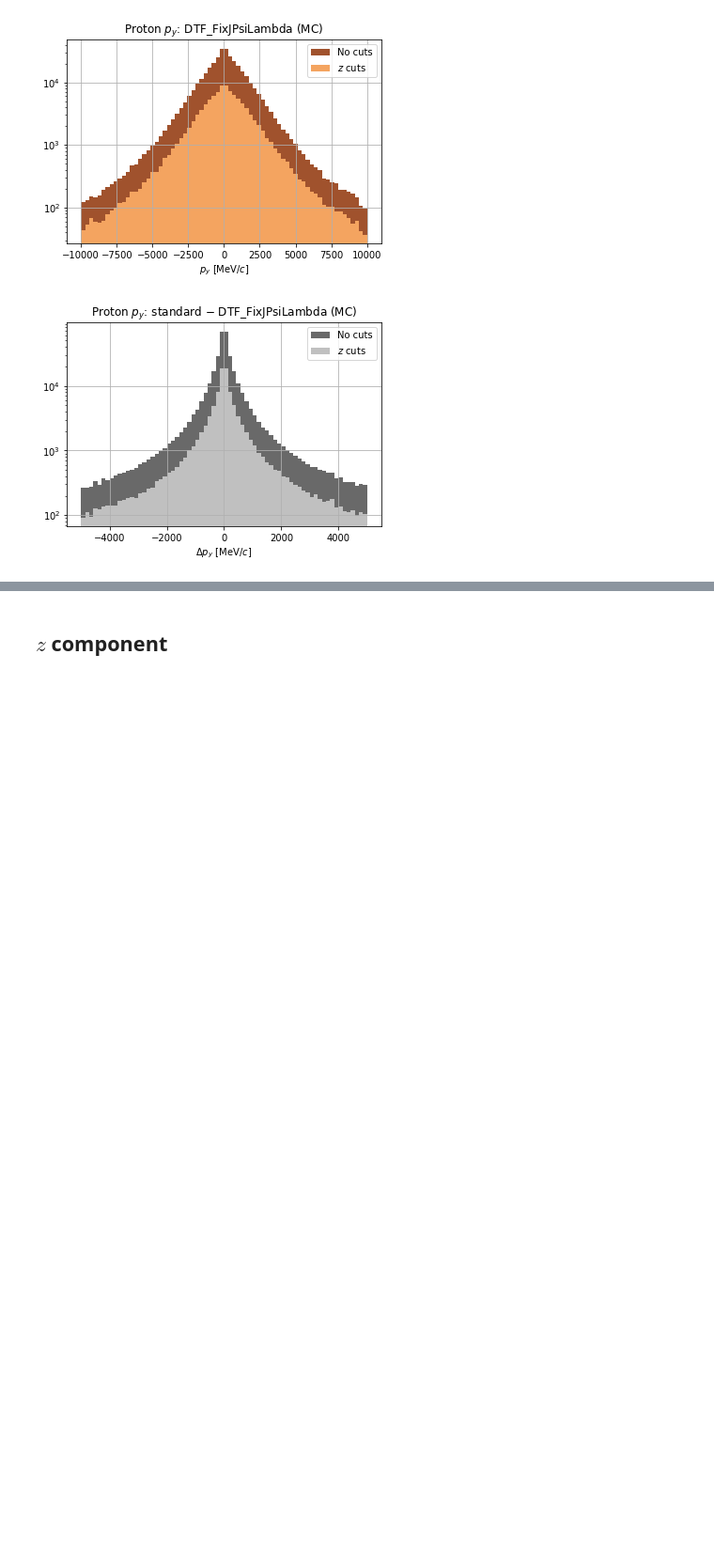
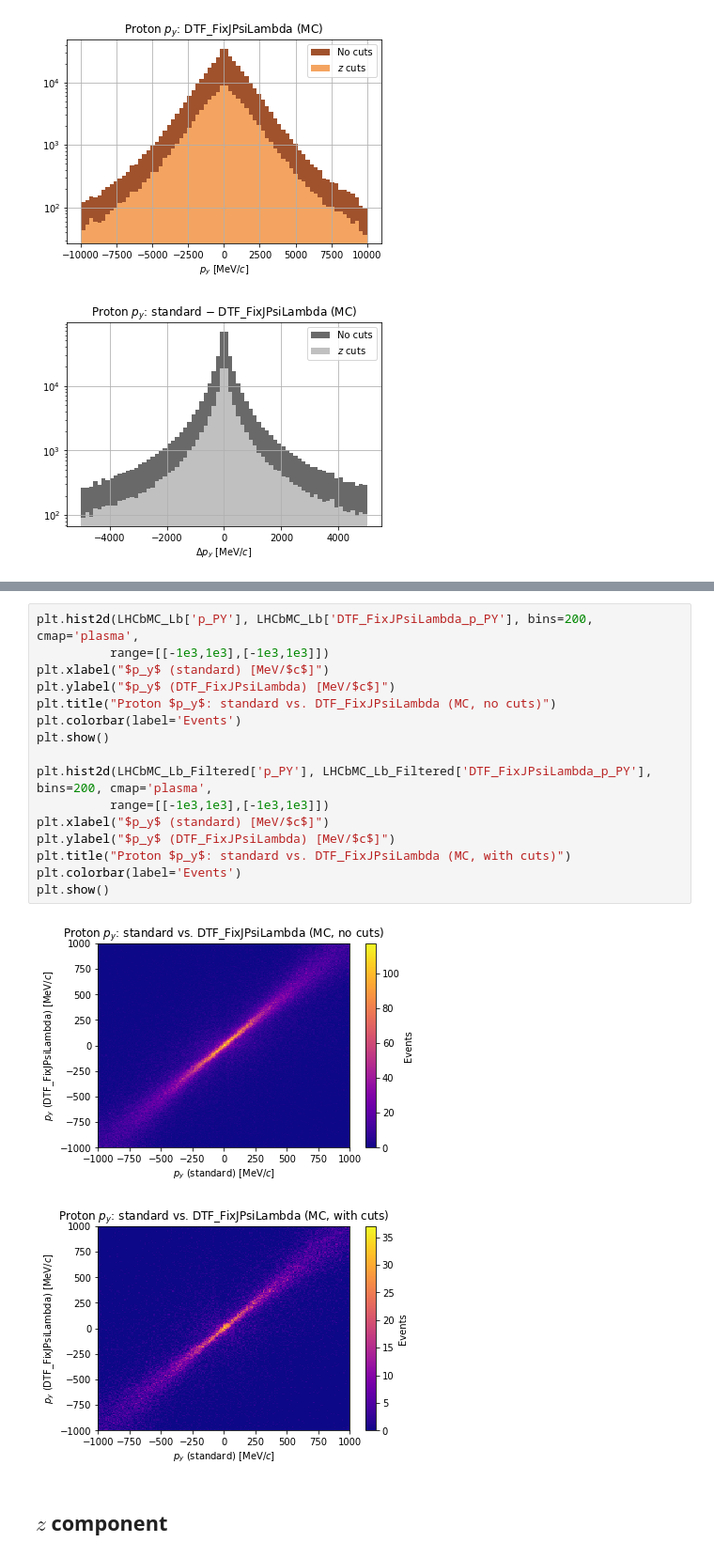
Before and after one commit to alatios/lb2jpsil_preliminary-variable-studies, a Jupyter notebook: JN_MC-vs-data.ipynb, the cells around one changed output, grey strips where cells are left out. Shown at 94% size. Cells and saved outputs as stored; diff of their text form; blank space fills up the shorter version.

```diff
--- a/JN_MC-vs-data.ipynb
+++ b/JN_MC-vs-data.ipynb
@@ -475,3 +336,22 @@ plt.show()
+# %%
+plt.hist2d(LHCbMC_Lb['p_PY'], LHCbMC_Lb['DTF_FixJPsiLambda_p_PY'], bins=200, cmap='plasma',
+          range=[[-1e3,1e3],[-1e3,1e3]])
+plt.xlabel("$p_y$ (standard) [MeV/$c$]")
+plt.ylabel("$p_y$ (DTF_FixJPsiLambda) [MeV/$c$]")
+plt.title("Proton $p_y$: standard vs. DTF_FixJPsiLambda (MC, no cuts)")
+plt.colorbar(label='Events')
+plt.show()
+
+plt.hist2d(LHCbMC_Lb_Filtered['p_PY'], LHCbMC_Lb_Filtered['DTF_FixJPsiLambda_p_PY'], bins=200, cmap='plasma',
+          range=[[-1e3,1e3],[-1e3,1e3]])
+plt.xlabel("$p_y$ (standard) [MeV/$c$]")
+plt.ylabel("$p_y$ (DTF_FixJPsiLambda) [MeV/$c$]")
+plt.title("Proton $p_y$: standard vs. DTF_FixJPsiLambda (MC, with cuts)")
+plt.colorbar(label='Events')
+plt.show()
+# %% [output]
+[figure, added]
+[figure, added]
 # %% [markdown]
 ## $z$ component
 # %%
```
Also changed, not shown: parts of 9 cells of this notebook.
